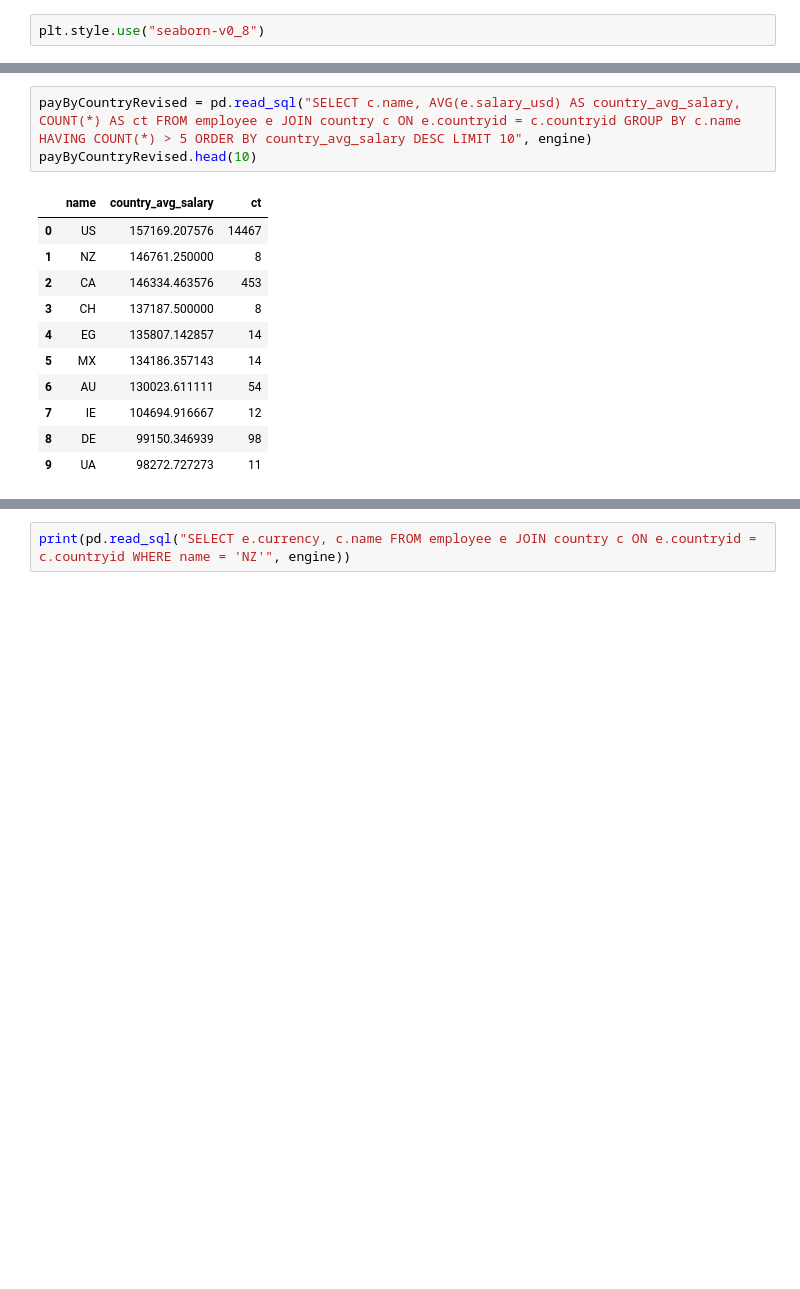
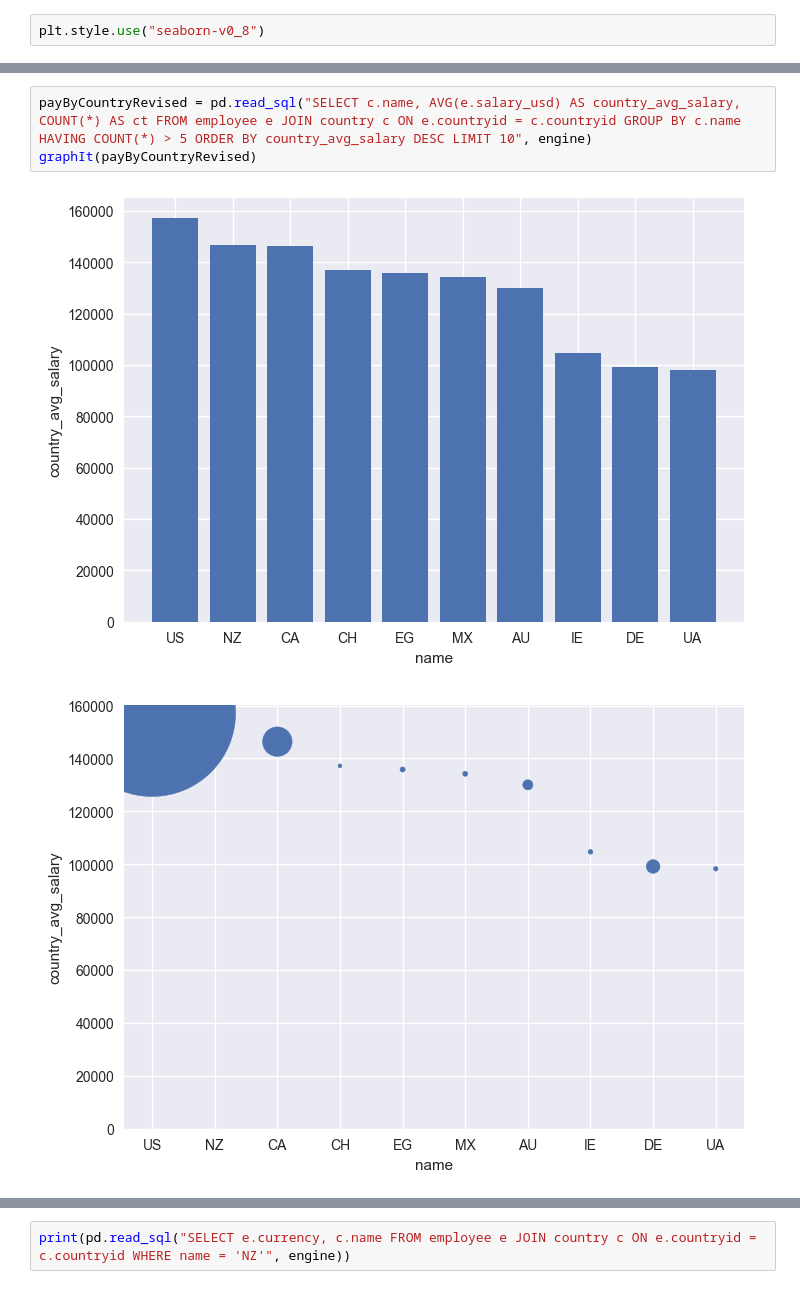
Before and after one commit to AdamYeisley/Group6, a Jupyter notebook: data_analysis.ipynb, the cells around one changed output, grey strips where cells are left out. Drawn from its saved outputs; the diff is of its cells as text; blank space fills up the shorter version.

```diff
--- a/data_analysis.ipynb
+++ b/data_analysis.ipynb
@@ -124,15 +120,6 @@ payByCountry.head(10)
 # %%
 payByCountryRevised = pd.read_sql("SELECT c.name, AVG(e.salary_usd) AS country_avg_salary, COUNT(*) AS ct FROM employee e JOIN country c ON e.countryid = c.countryid GROUP BY c.name HAVING COUNT(*) > 5 ORDER BY country_avg_salary DESC LIMIT 10", engine)
-payByCountryRevised.head(10)
+graphIt(payByCountryRevised)
 # %% [output]
-|  | name | country_avg_salary | ct |
-| 0 | US | 157169.207576 | 14467 |
-| 1 | NZ | 146761.250000 | 8 |
-| 2 | CA | 146334.463576 | 453 |
-| 3 | CH | 137187.500000 | 8 |
-| 4 | EG | 135807.142857 | 14 |
-| 5 | MX | 134186.357143 | 14 |
-| 6 | AU | 130023.611111 | 54 |
-| 7 | IE | 104694.916667 | 12 |
-| 8 | DE | 99150.346939 | 98 |
-| 9 | UA | 98272.727273 | 11 |
+[figure, added]
+[figure, added]
```
Also changed, not shown: parts of 7 cells of this notebook.
